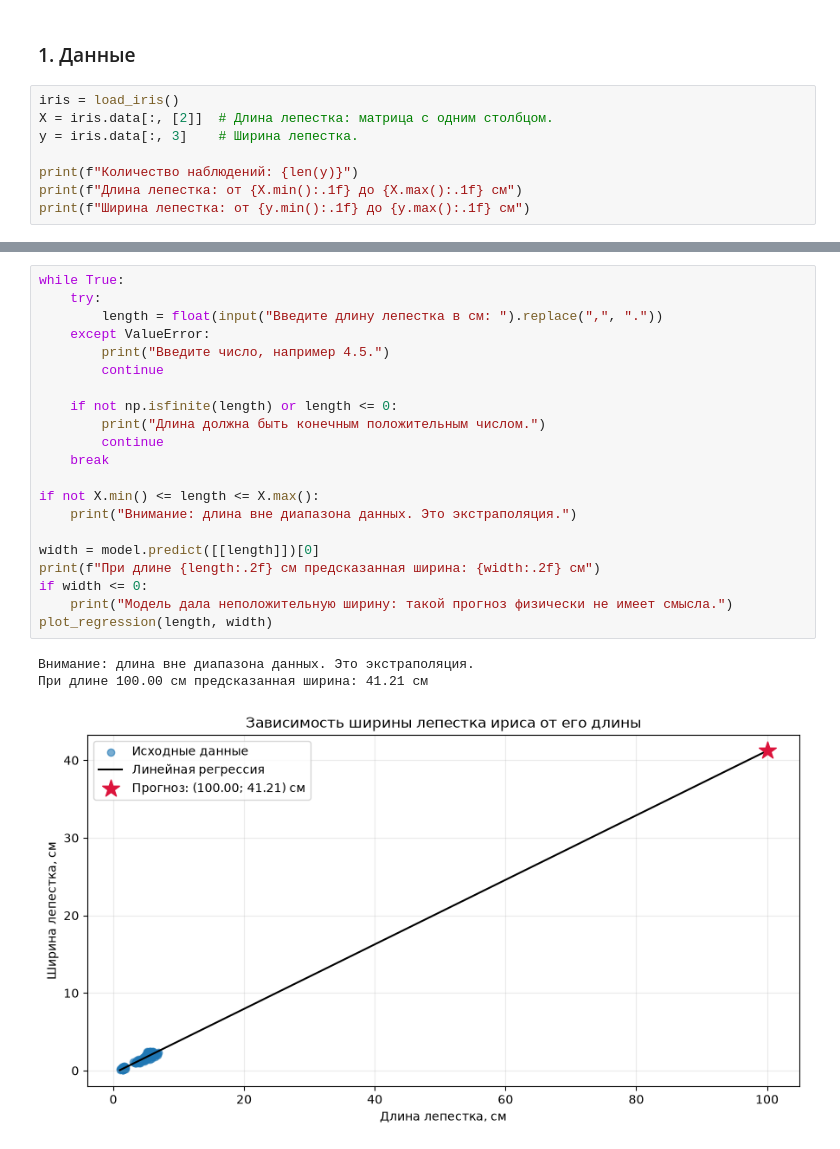
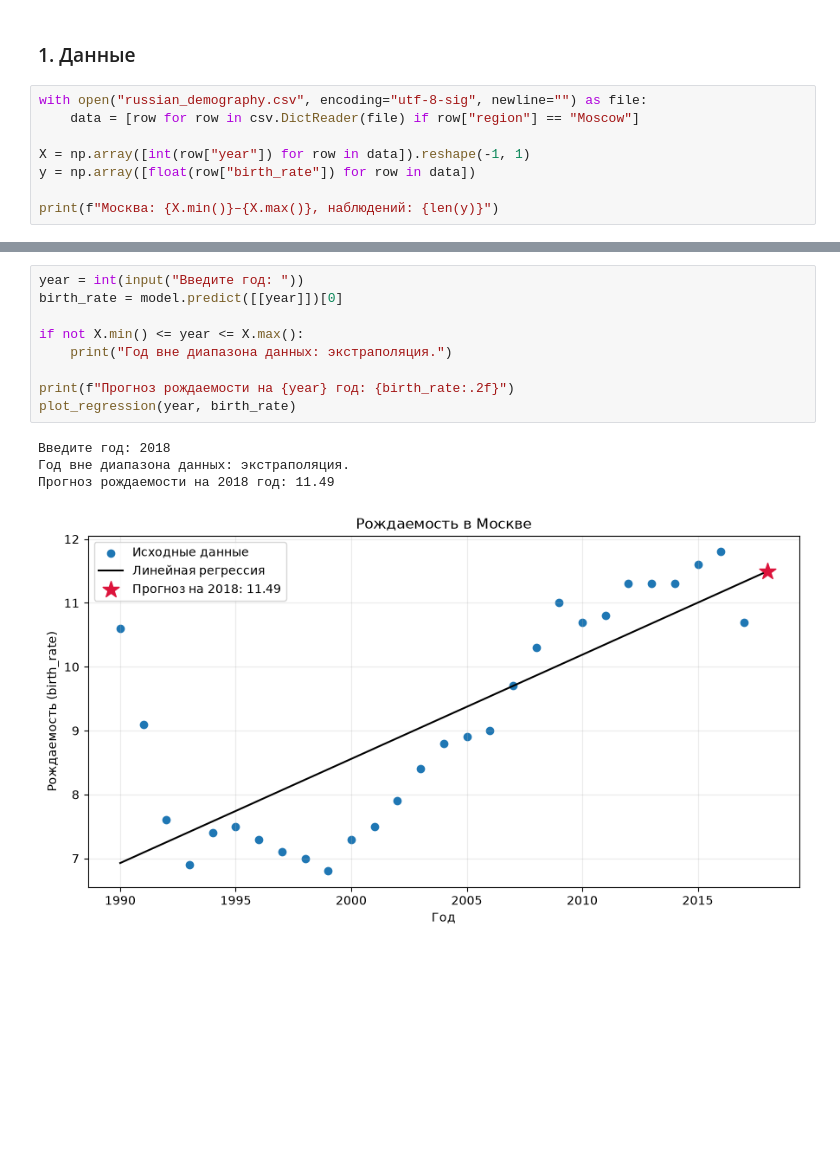
Before and after one commit to aleksei-manikhin/sem3_lab_04_IAPP, a Jupyter notebook: lab04.ipynb, the cells around one changed output, grey strips where cells are left out. Saved outputs shown, nothing was run; the diff lists cells and outputs as text; blank space fills up the shorter version.

```diff
--- a/lab04.ipynb
+++ b/lab04.ipynb
@@ -28,11 +18,11 @@ from sklearn.linear_model import LinearRegression
 # %% [markdown]
 ### 1. Данные
 # %%
-iris = load_iris()
-X = iris.data[:, [2]]  # Длина лепестка: матрица с одним столбцом.
-y = iris.data[:, 3]    # Ширина лепестка.
+with open("russian_demography.csv", encoding="utf-8-sig", newline="") as file:
+    data = [row for row in csv.DictReader(file) if row["region"] == "Moscow"]
 
-print(f"Количество наблюдений: {len(y)}")
-print(f"Длина лепестка: от {X.min():.1f} до {X.max():.1f} см")
-print(f"Ширина лепестка: от {y.min():.1f} до {y.max():.1f} см")
+X = np.array([int(row["year"]) for row in data]).reshape(-1, 1)
+y = np.array([float(row["birth_rate"]) for row in data])
+
+print(f"Москва: {X.min()}–{X.max()}, наблюдений: {len(y)}")
 # %% [output]
@@ -94,25 +73,14 @@ plot_regression()
 # %%
-while True:
-    try:
-        length = float(input("Введите длину лепестка в см: ").replace(",", "."))
-    except ValueError:
-        print("Введите число, например 4.5.")
-        continue
+year = int(input("Введите год: "))
+birth_rate = model.predict([[year]])[0]
 
-    if not np.isfinite(length) or length <= 0:
-        print("Длина должна быть конечным положительным числом.")
-        continue
-    break
+if not X.min() <= year <= X.max():
+    print("Год вне диапазона данных: экстраполяция.")
 
-if not X.min() <= length <= X.max():
-    print("Внимание: длина вне диапазона данных. Это экстраполяция.")
-
-width = model.predict([[length]])[0]
-print(f"При длине {length:.2f} см предсказанная ширина: {width:.2f} см")
-if width <= 0:
-    print("Модель дала неположительную ширину: такой прогноз физически не имеет смысла.")
-plot_regression(length, width)
+print(f"Прогноз рождаемости на {year} год: {birth_rate:.2f}")
+plot_regression(year, birth_rate)
 # %% [output]
-Внимание: длина вне диапазона данных. Это экстраполяция.
-При длине 100.00 см предсказанная ширина: 41.21 см
+Введите год: 2018
+Год вне диапазона данных: экстраполяция.
+Прогноз рождаемости на 2018 год: 11.49
-[figure, old version]
+[figure, new version]
```
Also changed, not shown: parts of 8 cells of this notebook, 1 other file.
